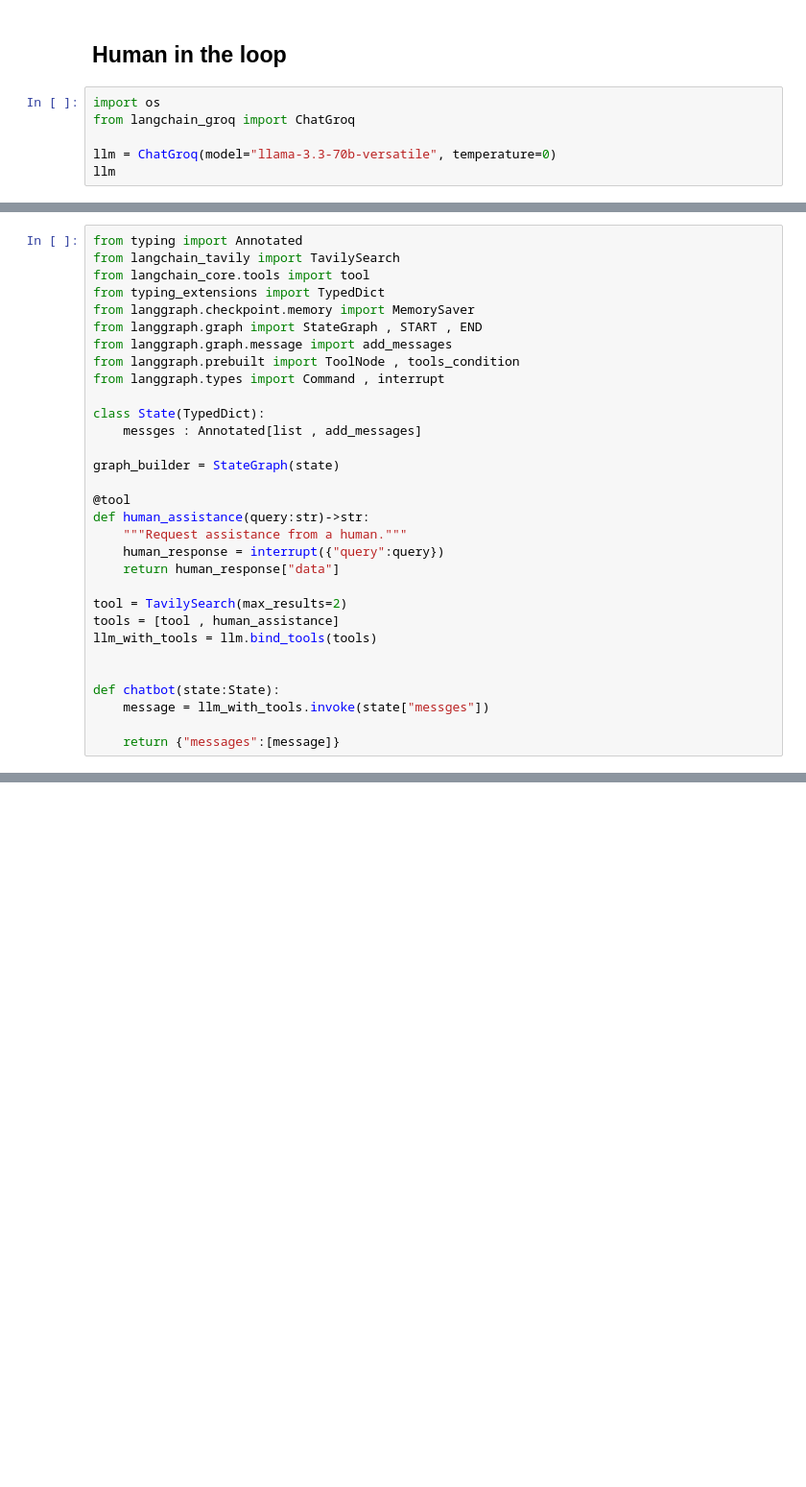
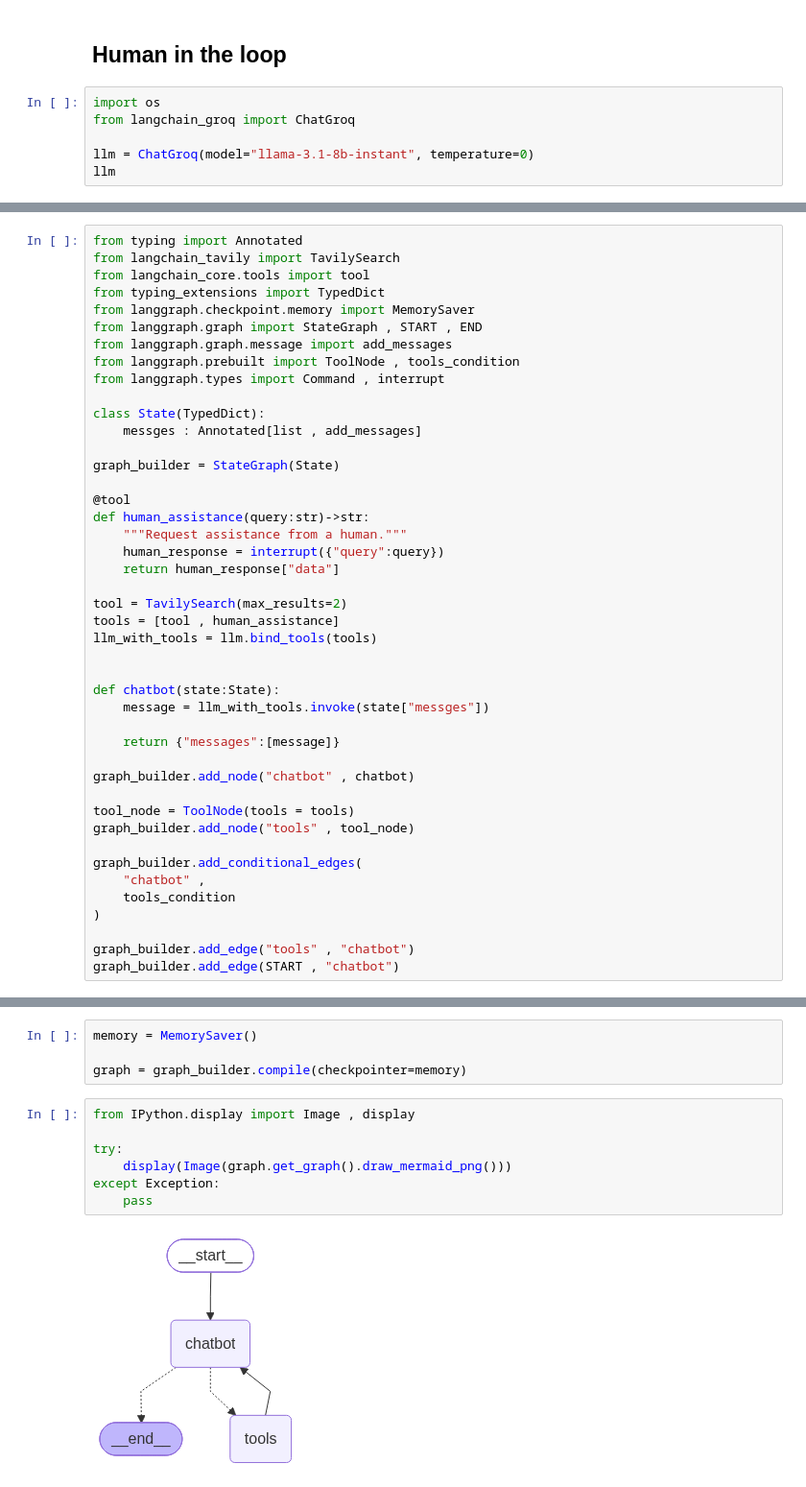
Before and after one commit to Aayush-Mistri/LLMops_agenticAI, a Jupyter notebook: basicchatbot/humanintheloop.ipynb, the cells around one changed output, grey strips where cells are left out. Shown at 96% size. Cells and saved outputs as stored; diff of their text form; blank space fills up the shorter version.

```diff
--- a/basicchatbot/humanintheloop.ipynb
+++ b/basicchatbot/humanintheloop.ipynb
@@ -4,6 +4,6 @@
 import os
 from langchain_groq import ChatGroq
 
-llm = ChatGroq(model="llama-3.3-70b-versatile", temperature=0)
+llm = ChatGroq(model="llama-3.1-8b-instant", temperature=0)
 llm
 # %% [output]
@@ -22,7 +22,7 @@ from langgraph.types import Command , interrupt
 class State(TypedDict):
     messges : Annotated[list , add_messages]
 
-graph_builder = StateGraph(state)
+graph_builder = StateGraph(State)
 
 @tool
 def human_assistance(query:str)->str:
@@ -39,3 +39,16 @@ def chatbot(state:State):
     message = llm_with_tools.invoke(state["messges"])
 
     return {"messages":[message]}
+
+graph_builder.add_node("chatbot" , chatbot)
+
+tool_node = ToolNode(tools = tools)
+graph_builder.add_node("tools" , tool_node)
+
+graph_builder.add_conditional_edges(
+    "chatbot" ,
+    tools_condition
+)
+
+graph_builder.add_edge("tools" , "chatbot")
+graph_builder.add_edge(START , "chatbot")
@@ -41,0 +57,13 @@ def chatbot(state:State):
+# %%
+memory = MemorySaver()
+
+graph = graph_builder.compile(checkpointer=memory)
+# %%
+from IPython.display import Image , display
+
+try:
+    display(Image(graph.get_graph().draw_mermaid_png()))
+except Exception:
+    pass
+# %% [output]
+[figure, added]
```
Also changed, not shown: parts of 3 cells of this notebook.
